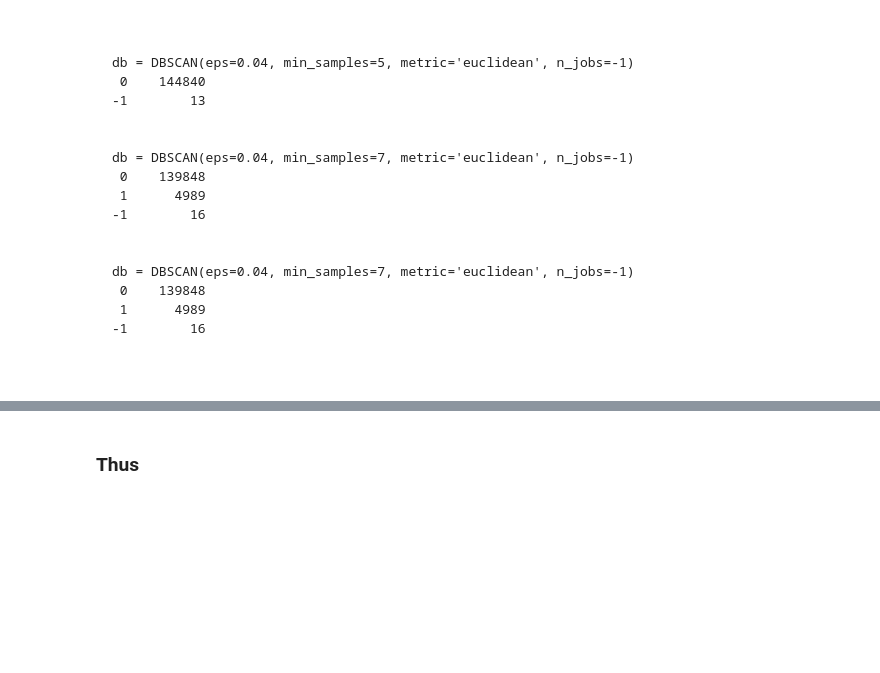
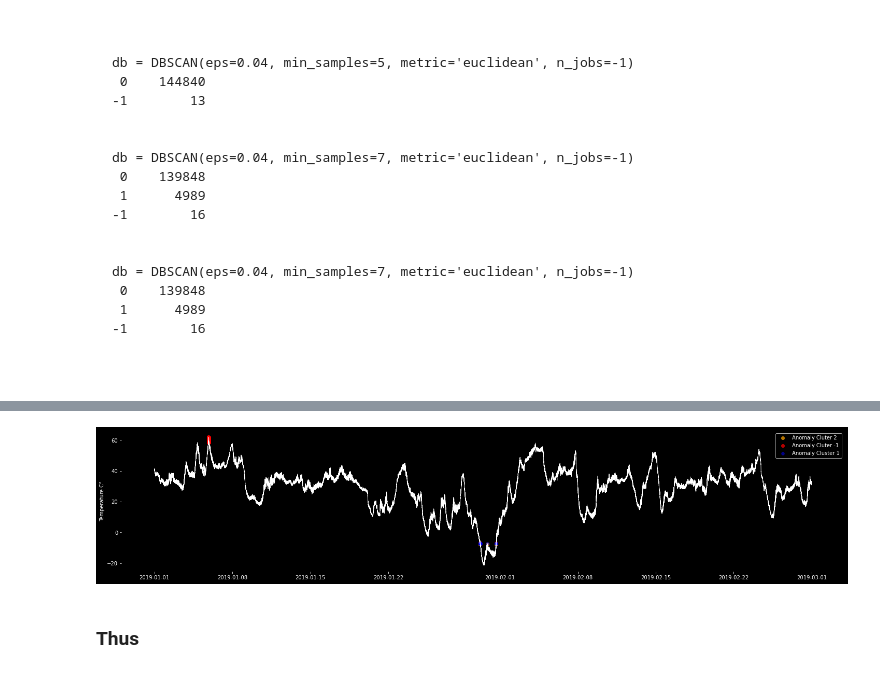
Before and after one commit to tombresee/SensorAnalysis, a Jupyter notebook: ENTER/code/012_DBSCAN_final_b.ipynb, the cells around one changed output, grey strips where cells are left out. Cells and saved outputs as stored; diff of their text form; code cells hidden in the pictures; blank space fills up the shorter version.

```diff
--- a/ENTER/code/012_DBSCAN_final_b.ipynb
+++ b/ENTER/code/012_DBSCAN_final_b.ipynb
@@ -483,34 +516,38 @@ tsys.head(10)
 #  2         9
 
 
 import matplotlib.pyplot as plt
 %matplotlib inline
 
+plt.style.use('dark_background')
+
 plt.figure(figsize=(25, 5))
 
 a = tsys.loc[tsys['cluster'] == -1].index
 b= tsys[(tsys['cluster'] == -1)]['value_hrf']
 
-plt.plot(tsys.index, tsys.value_hrf, 'grey', markersize=1, linewidth=.9)
+plt.plot(tsys.index, tsys.value_hrf, 'white', markersize=1, linewidth=.9)
 
 c = tsys.loc[tsys['cluster'] == 1].index
 d= tsys[(tsys['cluster'] == 1)]['value_hrf']
 
 
 e = tsys.loc[tsys['cluster'] == 2].index
 f= tsys[(tsys['cluster'] == 2)]['value_hrf']
 plt.scatter(e, f, color='orange', label = 'Anomaly Cluter 2', s=35, alpha=0.7)
 
 # plt.scatter(a, b, color='red', label='Anomaly',s = 200, alpha=0.5)
 plt.scatter(a, b, color='red', label = 'Anomaly Cluter -1', s=35, alpha=0.7)
 plt.scatter(c, d, color='blue', label = 'Anomaly Cluster 1', s=30, alpha=0.5)
 
 # plt.xlabel('Arrival Date')
 plt.ylabel('Temperature C°')
 plt.legend()
 plt.box(False)
 
 plt.show();
+# %% [output]
+[figure, added]
 # %% [markdown]
 ### Thus
 # %% [markdown]
```
Also changed, not shown: parts of 44 cells of this notebook, 1 other file.
